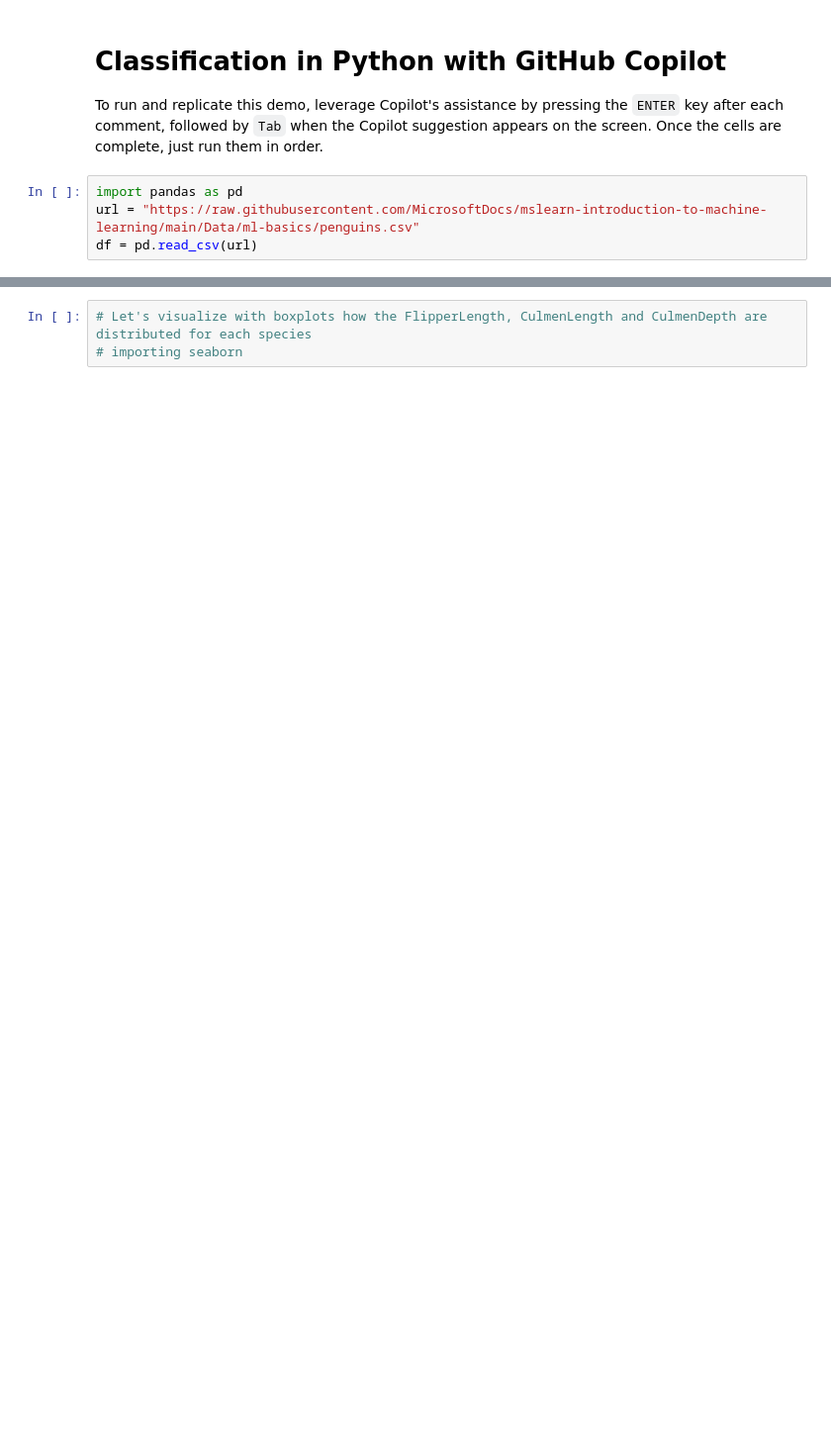
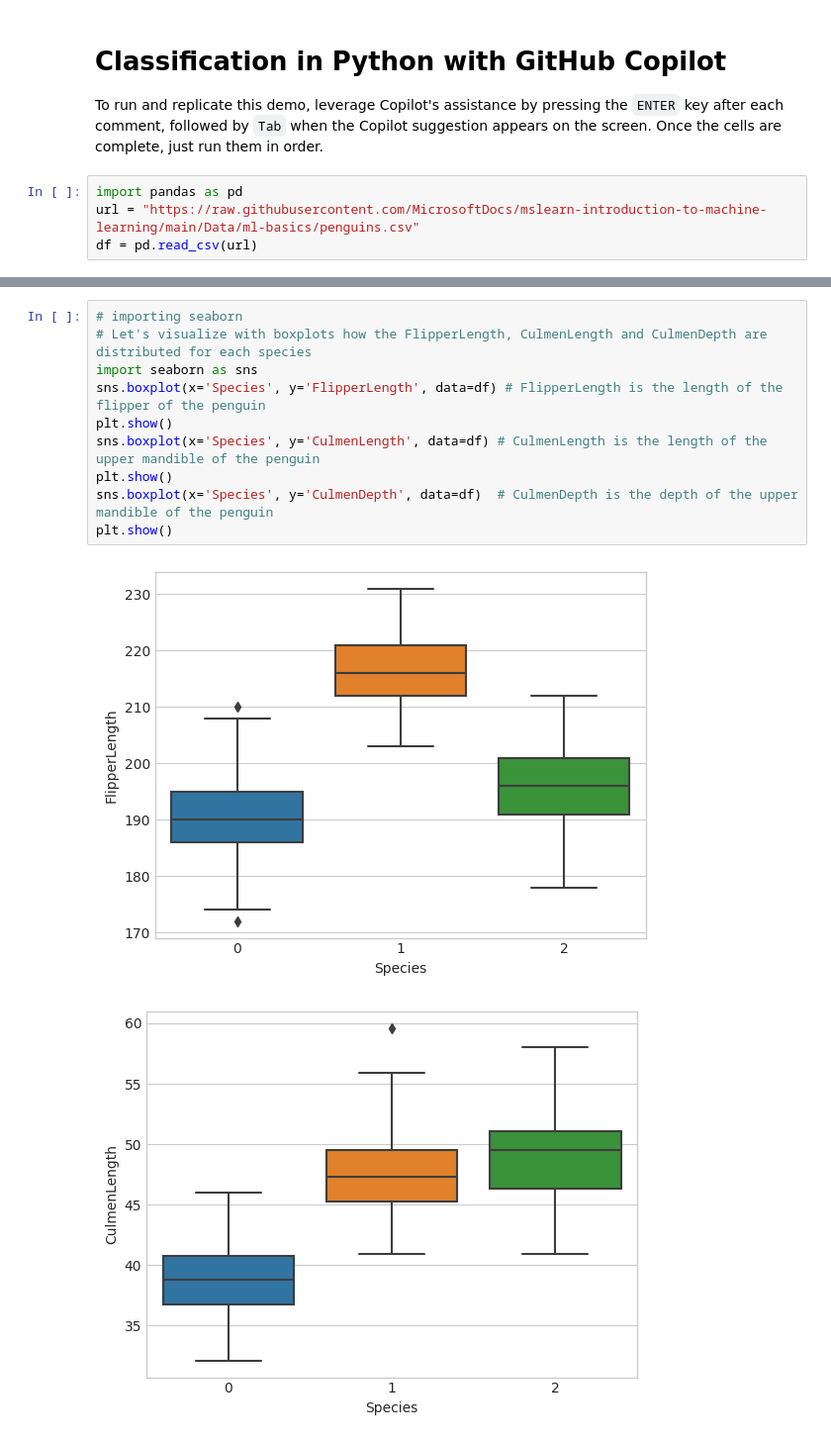
Before and after one commit to memoros77/GithubCopilotAI, a Jupyter notebook: demos/classification-demo.ipynb, the cells around one changed output, grey strips where cells are left out. Shown: that part at 99% size. Saved outputs shown, nothing was run; the diff lists cells and outputs as text; blank space fills up the shorter version.

```diff
--- a/demos/classification-demo.ipynb
+++ b/demos/classification-demo.ipynb
@@ -14,3 +27,13 @@ df.head()
-# %%
-# Let's visualize with boxplots how the FlipperLength, CulmenLength and CulmenDepth are distributed for each species
-# importing seaborn
+# %%
+# importing seaborn
+# Let's visualize with boxplots how the FlipperLength, CulmenLength and CulmenDepth are distributed for each species
+import seaborn as sns
+sns.boxplot(x='Species', y='FlipperLength', data=df) # FlipperLength is the length of the flipper of the penguin
+plt.show()
+sns.boxplot(x='Species', y='CulmenLength', data=df) # CulmenLength is the length of the upper mandible of the penguin
+plt.show()
+sns.boxplot(x='Species', y='CulmenDepth', data=df)  # CulmenDepth is the depth of the upper mandible of the penguin
+plt.show()
+# %% [output]
+[figure, added]
+[figure, added]
```
Also changed, not shown: parts of 9 cells of this notebook.
